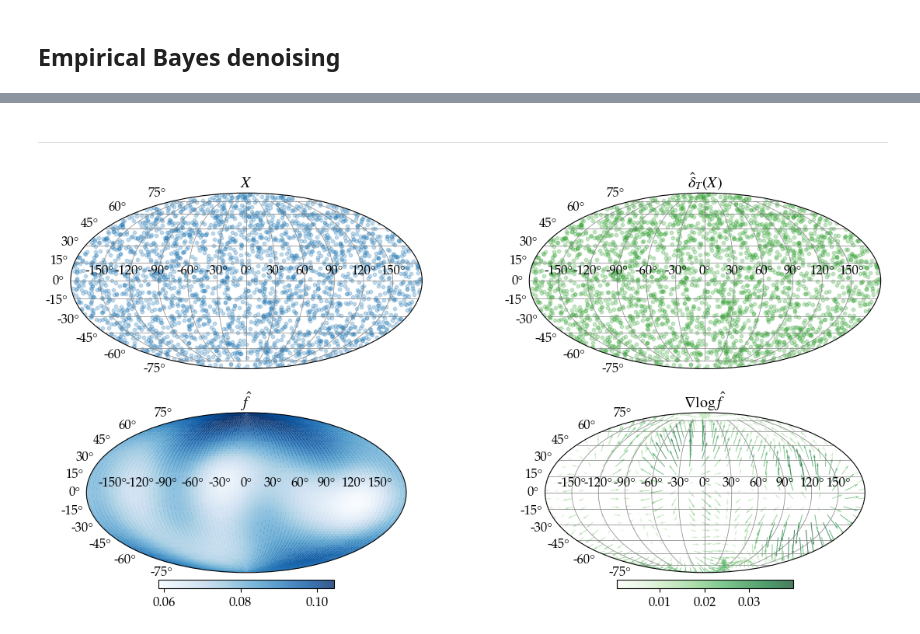
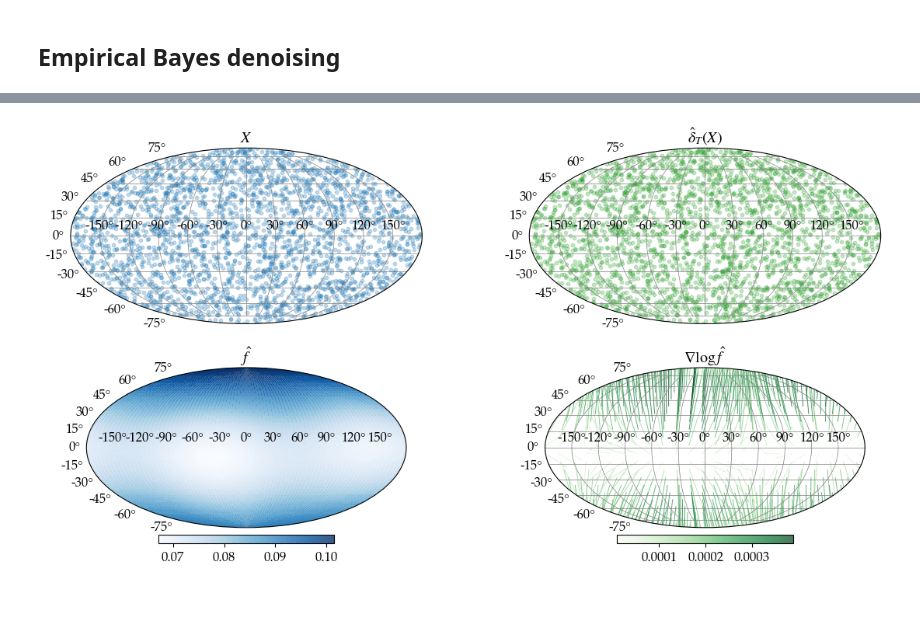
Before and after one commit to aqjaffe/RiemannianEB, a Jupyter notebook: src/real_data/appl_astro.ipynb, the cells around one changed output, grey strips where cells are left out. Cells and saved outputs as stored; diff of their text form; code cells hidden in the pictures; blank space fills up the shorter version.

Commit message:
added score matching cv to mc pipe

```diff
--- a/src/real_data/appl_astro.ipynb
+++ b/src/real_data/appl_astro.ipynb
@@ -4,6 +4,7 @@
 import sys, os
 sys.path.append(os.getcwd().split('src')[0] + 'src')
 from utils import *
+manifold_type = 'S2'
 # %% [markdown]
 ## import data, visualise
 # %%
@@ -31,6 +32,3 @@ plt.show()
 # %% [output]
 Average angular variance (in rad^2):  0.030459999999999997
 [figure]
-# %%
-M_grid = np.arange(1,10)
-Mstar, cvscores = select_M_by_DensityKFoldCV('S2', X, M_grid, 20,  n_grid_samples = 1000, return_scores=True)
@@ -41,5 +94,8 @@ M* =  4
 # %% [markdown]
 ## Density estimation
+# %%
+M = Mstar['cv']
+rho = 0.001
 # %%
 # Grid on S^2 (theta = colatitude, phi = longitude)
 res_lat = 80
@@ -55,8 +111,6 @@ X_grid = np.stack([
 ], axis=-1).reshape(-1,3)
 
 
-M = Mstar['cv']
-rho = 0.05
 X_grid, hat_f, hat_grad_f = density_estimate('S2', X, M, X_grid)
 hat_score = - hat_grad_f / (hat_f[:, np.newaxis] + rho)
 # %%
@@ -117,33 +125,31 @@ if False:
-# %% [markdown]
-------
 # %%
 fig, axs = plt.subplots(2, 2, figsize=(12, 6),
                         subplot_kw={'projection': 'mollweide'}
                         )
 grid_phi_mw = (grid_phi - np.pi)          # longitude in [-pi, pi]
 grid_theta_mw = (np.pi/2 - grid_theta)    # latitude in [-pi/2, pi/2]
 
 # Top-left plot: X
 axs[0, 0].grid(True, color='gray', lw=0.5)
 axs[0, 0].set_title('$X$')
 S2scatter(X, ax=axs[0, 0], color='C0', alpha=0.25, s=10)
 
 # Top-right plot: $\hat{\delta}_T(X_i)$
 axs[0, 1].set_title('$\\hat{\\delta}_T(X)$')
 S2scatter(delta, ax=axs[0, 1], color='C2', alpha=0.25, s=10)
 # ------ SECOND ROW
 
 # Plot estimated density --------------------------------------------------
 axs[1,0].set_title(r'$\hat f$')
 im_f = axs[1,0].pcolormesh(grid_phi_mw, grid_theta_mw,
                          hat_f.reshape(res_lat, res_lon),
                          alpha=0.8,shading='auto',cmap='Blues')
 fig.colorbar(im_f, ax=axs[1,0], orientation='horizontal', fraction=0.05, pad=0.04)
 # Plot score --------------------------------------------------
-S2plot_quiver(fig, {'X' : X, 'M' : M}, rho, 'score', axs[1,1], skip = 2, grid_resolution = 50, scale = .5)
+S2plot_quiver(fig, {'X' : X, 'M' : M}, rho, 'score', axs[1,1], skip = 2, grid_resolution = 50, scale = .001)
 axs[1,1].set_title(r'$\nabla \log \hat f$')
 plt.tight_layout()
 plt.savefig('astro.png', bbox_inches='tight')
 plt.show()
 # %% [output]
-[figure, old version]
+[figure, new version]
```
Also changed, not shown: parts of 4 cells of this notebook, 35 other files.
